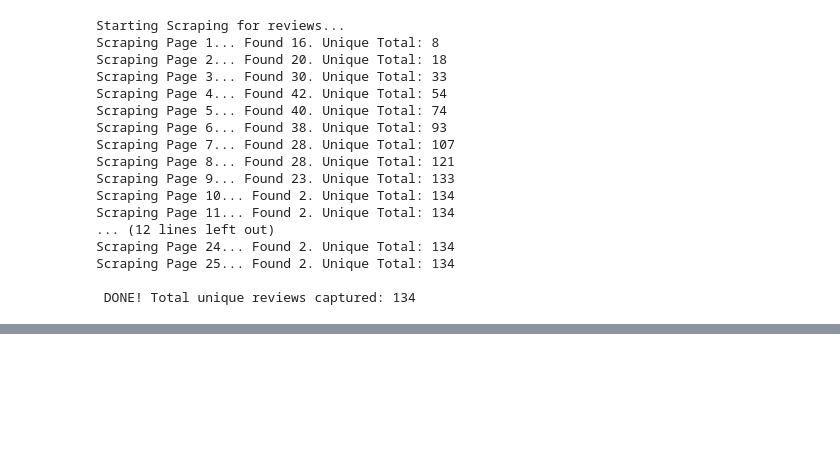
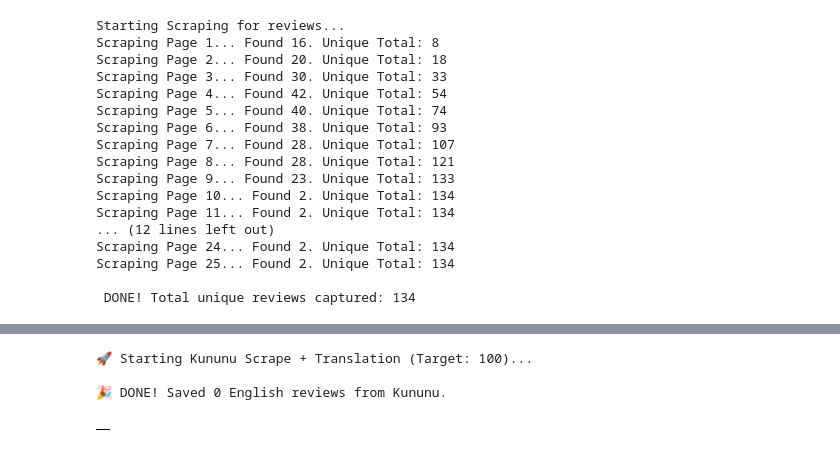
Before and after one commit to mf2056/F20AA, a Jupyter notebook: Amazon_Employee_YouTube_Data.ipynb, the cells around one changed output, grey strips where cells are left out. Saved outputs shown, nothing was run; the diff lists cells and outputs as text; code cells hidden in the pictures; blank space fills up the shorter version.

```diff
--- a/Amazon_Employee_YouTube_Data.ipynb
+++ b/Amazon_Employee_YouTube_Data.ipynb
@@ -858,0 +879,70 @@ Scraping Page 25... Found 2. Unique Total: 134
+# %%
+import requests
+import pandas as pd
+from deep_translator import GoogleTranslator
+import time
+
+# 1. Kununu Amazon DE Review Endpoint
+# The ID 'amazon-de' is the internal slug for Kununu's Amazon page
+api_url = "https://www.kununu.com/middlewares/profiles/de/amazon-de/reviews"
+headers = {
+    "User-Agent": "Mozilla/5.0 (Windows NT 10.0; Win64; x64) AppleWebKit/537.36",
+    "Referer": "https://www.kununu.com/de/amazonde/kommentare"
+}
+
+all_english_reviews = []
+page = 1
+target = 100
+
+print(f"🚀 Starting Kununu Scrape + Translation (Target: {target})...")
+
+translator = GoogleTranslator(source='de', target='en')
+
+while len(all_english_reviews) < target:
+    params = {"page": page, "reviewType": "employees"}
+
+    try:
+        response = requests.get(api_url, headers=headers, params=params)
+        if response.status_code != 200: break
+
+        data = response.json()
+        reviews = data.get('reviews', [])
+
+        if not reviews: break
+
+        for r in reviews:
+            # Kununu stores review text in a list of 'texts'
+            full_german_text = " ".join([t['text'] for t in r.get('texts', []) if t.get('text')])
+
+            if len(full_german_text) > 50:
+                # TRANSLATION STEP
+                try:
+                    english_text = translator.translate(full_german_text)
+                    all_english_reviews.append({
+                        "source": f"Kununu DE (Page {page})",
+                        "text_english": english_text,
+                        "text_original": full_german_text[:100] + "..."
+                    })
+                except:
+                    continue # Skip if translation fails
+
+                if len(all_english_reviews) >= target: break
+
+        print(f"✅ Page {page} processed. Total translated: {len(all_english_reviews)}")
+        page += 1
+        time.sleep(2) # Be kind to the API
+
+    except Exception as e:
+        print(f"Error: {e}")
+        break
+
+# 3. Final CSV
+df_kununu = pd.DataFrame(all_english_reviews)
+df_kununu.to_csv('amazon_kununu_english.csv', index=False)
+print(f"\n🎉 DONE! Saved {len(df_kununu)} English reviews from Kununu.")
+display(df_kununu.head())
+# %% [output]
+🚀 Starting Kununu Scrape + Translation (Target: 100)...
+
+🎉 DONE! Saved 0 English reviews from Kununu.
+|  |
```
Also changed, not shown: parts of 8 cells of this notebook.
